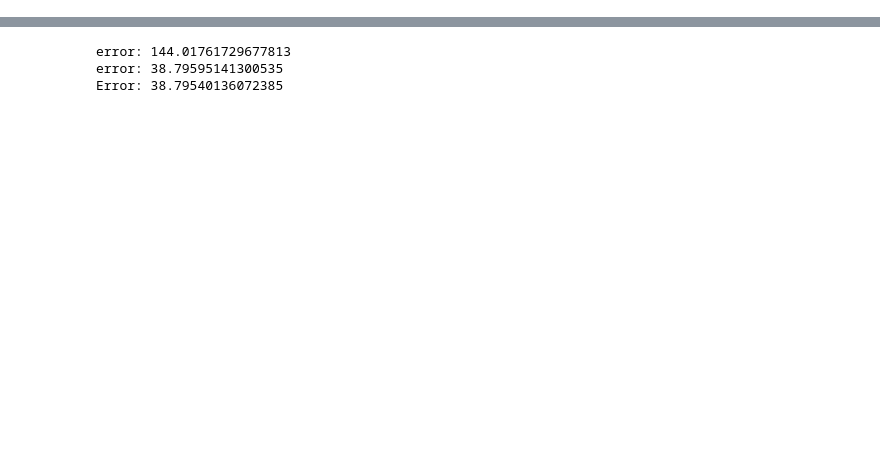
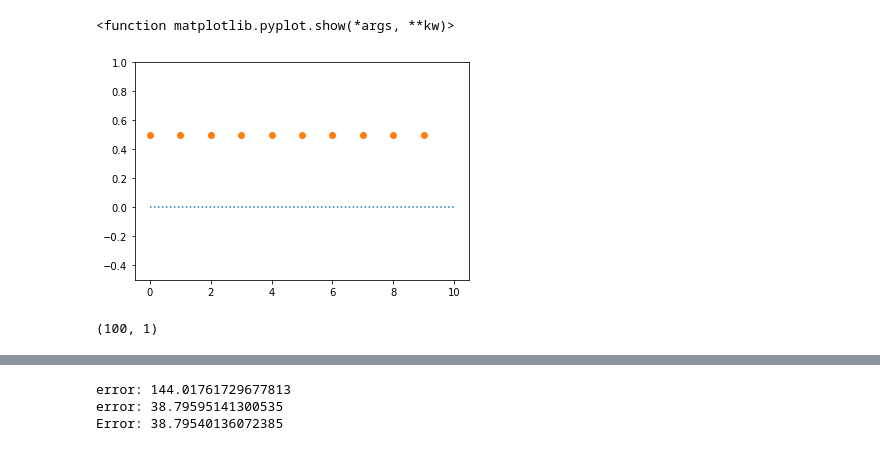
Before and after one commit to tavo-robotas/class, a Jupyter notebook: machine_learning/__drafts.ipynb, the cells around one changed output, grey strips where cells are left out. Saved outputs shown, nothing was run; the diff lists cells and outputs as text; code cells hidden in the pictures; blank space fills up the shorter version.

```diff
--- a/machine_learning/__drafts.ipynb
+++ b/machine_learning/__drafts.ipynb
@@ -0,0 +1,25 @@
+# %%
+%matplotlib inline
+import numpy as np
+import matplotlib.pyplot as plt
+
+N = 10
+y = np.zeros(N)
+x1 = np.linspace(0, 10, N)
+x2 = np.linspace(0,10,N, endpoint=False)
+plt.ylim(-0.5, 1)
+plt.plot(x1, y, ':')
+plt.plot(x2, y + 0.5, 'o')
+plt.show
+# %% [output]
+<function matplotlib.pyplot.show(*args, **kw)>
+[figure, added]
+# %%
+import numpy as np
+import matplotlib.pyplot as plt
+
+data = np.genfromtxt('./data_samples/SLRM/toy_data.csv', delimiter=',')
+X = data[:,0].reshape(-1,1)
+X.shape
+# %% [output]
+(100, 1)
```
Also changed, not shown: parts of 24 cells of this notebook, 2 other files.
